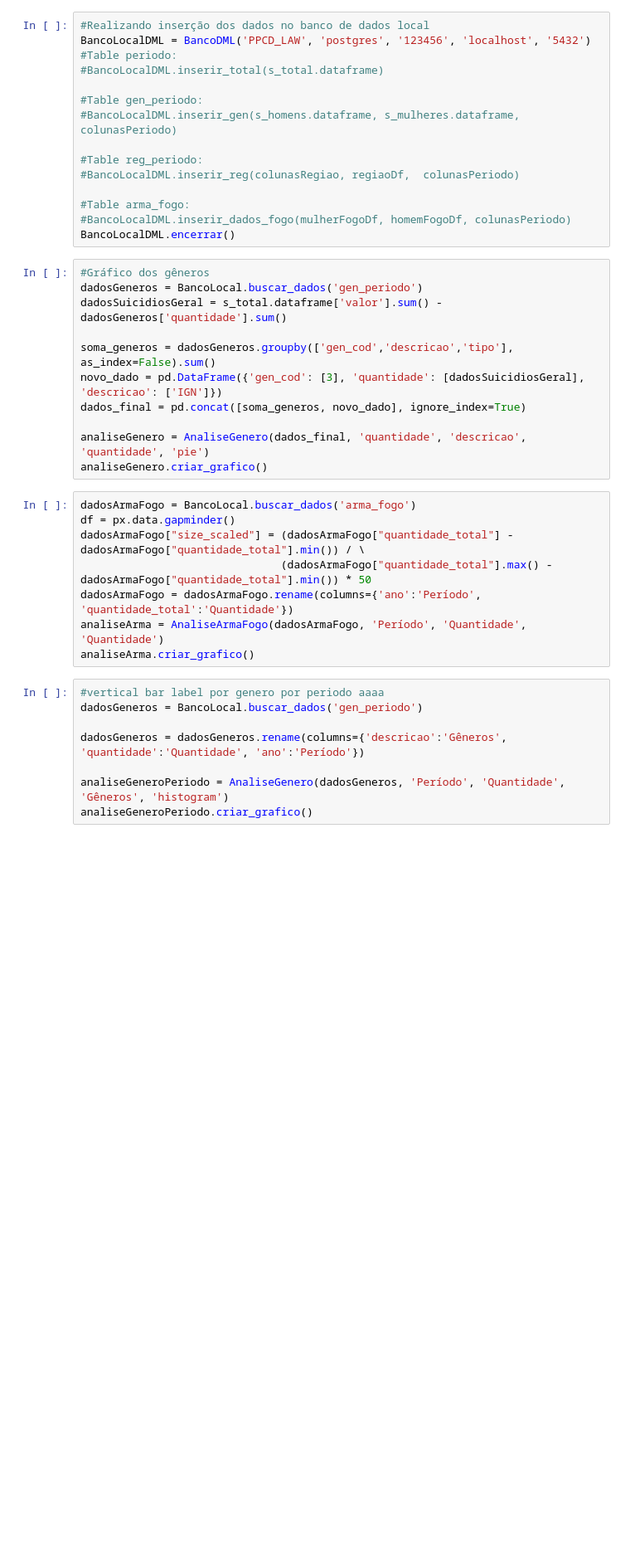
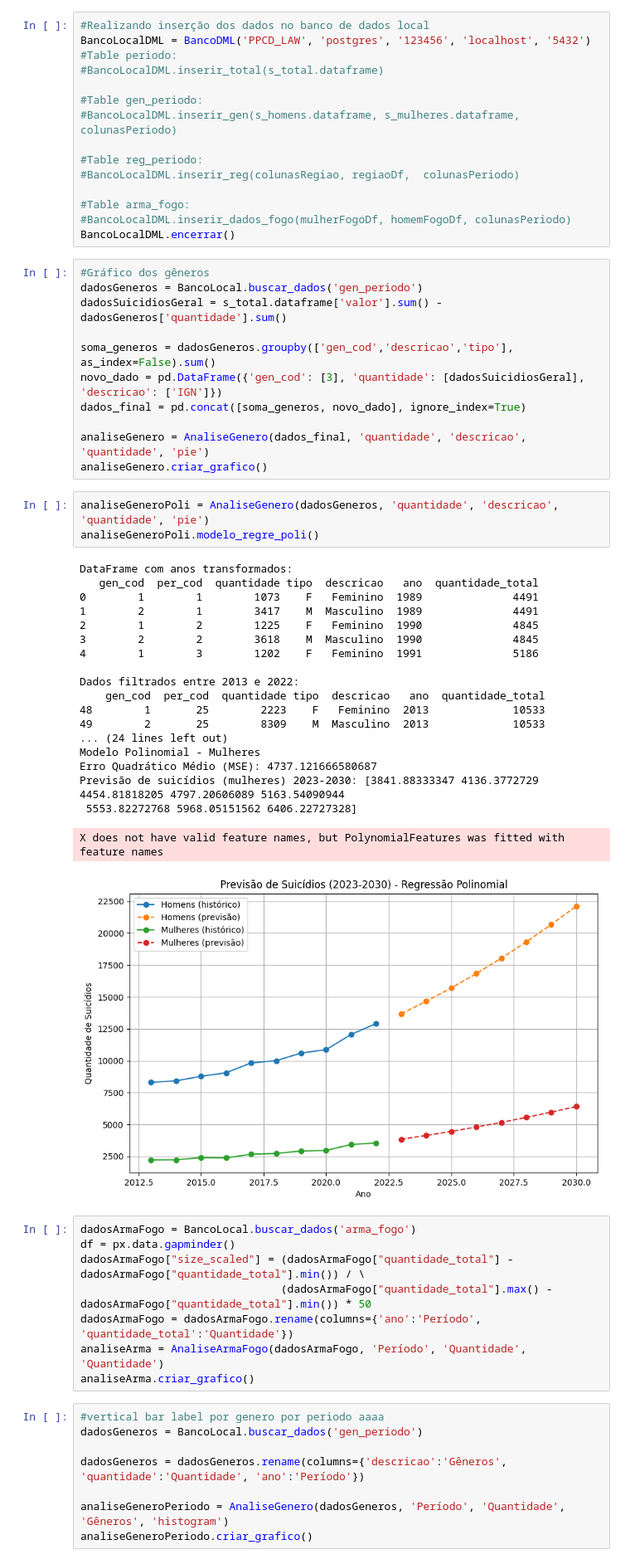
Before and after one commit to Wesley-Sousa-Dev/Analise_Suicidios_Brasil, a Jupyter notebook: main.ipynb, the cells around one changed output. Shown: that part at 83% size. Drawn from its saved outputs; the diff is of its cells as text; blank space fills up the shorter version.

Commit message:
ADD: método modelo_regre_poli em AnaliseGenero

```diff
--- a/main.ipynb
+++ b/main.ipynb
@@ -80,6 +80,29 @@ dados_final = pd.concat([soma_generos, novo_dado], ignore_index=True)
 
 analiseGenero = AnaliseGenero(dados_final, 'quantidade', 'descricao', 'quantidade', 'pie')
 analiseGenero.criar_grafico()
+# %%
+analiseGeneroPoli = AnaliseGenero(dadosGeneros, 'quantidade', 'descricao', 'quantidade', 'pie')
+analiseGeneroPoli.modelo_regre_poli()
+# %% [output]
+DataFrame com anos transformados:
+   gen_cod  per_cod  quantidade tipo  descricao   ano  quantidade_total
+0        1        1        1073    F   Feminino  1989              4491
+1        2        1        3417    M  Masculino  1989              4491
+2        1        2        1225    F   Feminino  1990              4845
+3        2        2        3618    M  Masculino  1990              4845
+4        1        3        1202    F   Feminino  1991              5186
+
+Dados filtrados entre 2013 e 2022:
+    gen_cod  per_cod  quantidade tipo  descricao   ano  quantidade_total
+48        1       25        2223    F   Feminino  2013             10533
+49        2       25        8309    M  Masculino  2013             10533
+... (24 lines left out)
+Modelo Polinomial - Mulheres
+Erro Quadrático Médio (MSE): 4737.121666580687
+Previsão de suicídios (mulheres) 2023-2030: [3841.88333347 4136.3772729  4454.81818205 4797.20606089 5163.54090944
+ 5553.82272768 5968.05151562 6406.22727328]
+X does not have valid feature names, but PolynomialFeatures was fitted with feature names
+[figure, added]
 # %%
 dadosArmaFogo = BancoLocal.buscar_dados('arma_fogo')
 df = px.data.gapminder()
```
Also changed, not shown: parts of 1 cell of this notebook, 1 other file.
